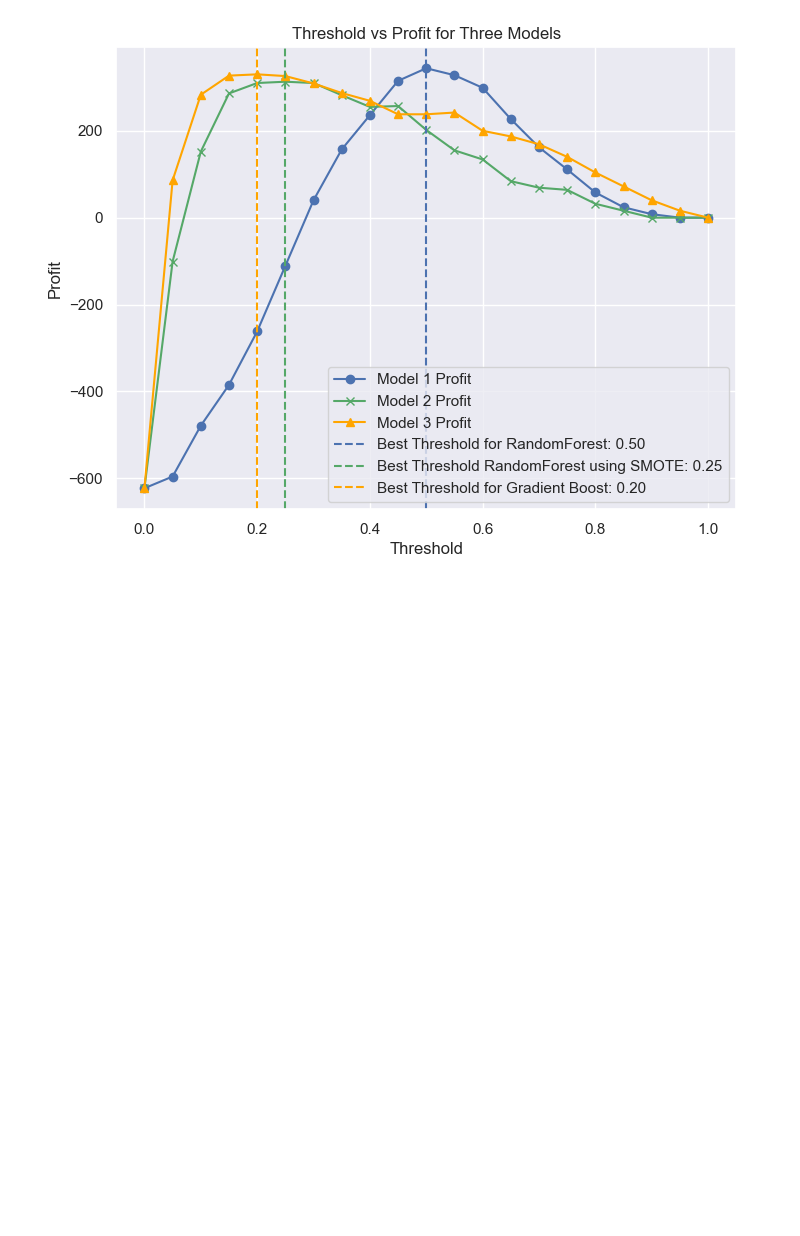
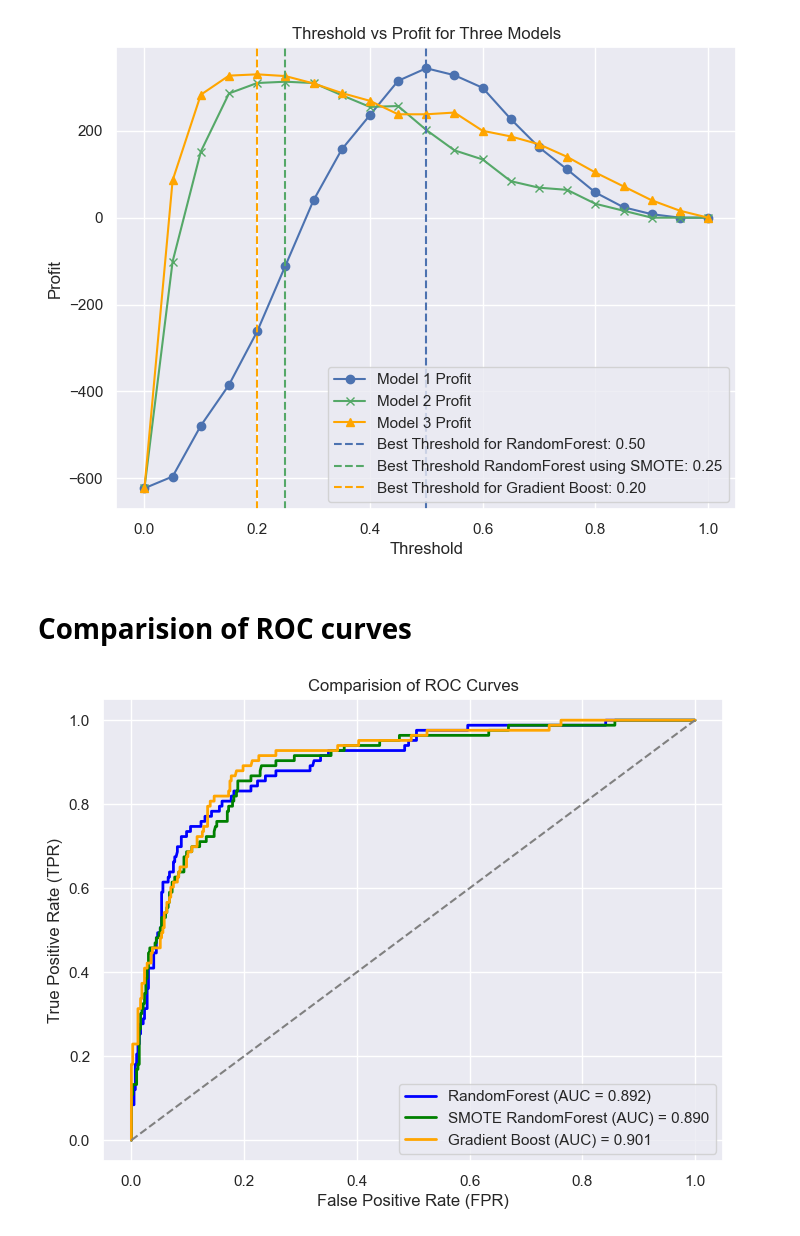
Before and after one commit to szba-ds/iFood-Data-Aanalyst-Case-Using-Classification-Algorithms, a Jupyter notebook: Classifiers.ipynb, the cells around one changed output. Saved outputs shown, nothing was run; the diff lists cells and outputs as text; code cells hidden in the pictures; blank space fills up the shorter version.

```diff
--- a/Classifiers.ipynb
+++ b/Classifiers.ipynb
@@ -385,3 +385,35 @@ plt.grid(True)
 plt.show()
 # %% [output]
 [figure]
+# %% [markdown]
+# Comparision of ROC curves
+# %%
+fpr_rf, tpr_rf, _ = roc_curve(y_test, rf_probs[:,1])
+fpr_rf_smote, tpr_rf_smote, _ = roc_curve(y_test, rf_probs_smote[:,1])
+fpr_xgb, tpr_xgb, _ = roc_curve(y_test, xgb_probs[:,1])
+
+roc_auc_rf = auc(fpr_rf, tpr_rf)
+roc_auc_rf_smote = auc(fpr_rf_smote, tpr_rf_smote)
+roc_auc_xgb = auc(fpr_xgb, tpr_xgb)
+
+plt.figure(figsize=(8,6))
+
+plt.plot(fpr_rf, tpr_rf, color = 'blue', lw=2, label = f'RandomForest (AUC = {roc_auc_rf:.3f})')
+plt.plot(fpr_rf_smote, tpr_rf_smote, color='green', lw = 2, label = f'SMOTE RandomForest (AUC) = {roc_auc_rf_smote:.3f}')
+plt.plot(fpr_xgb, tpr_xgb, color='orange', lw = 2, label = f'Gradient Boost (AUC) = {roc_auc_xgb:.3f}')
+
+
+plt.plot([0, 1], [0, 1], color='gray', linestyle='--') #Random classifiaction
+
+plt.xlabel('False Positive Rate (FPR)')
+plt.ylabel('True Positive Rate (TPR)')
+plt.title('Comparision of ROC Curves')
+
+# Add legend
+plt.legend(loc='lower right')
+
+# Show plot
+plt.grid(True)
+plt.show()
+# %% [output]
+[figure, added]
```
Also changed, not shown: parts of 4 cells of this notebook.
